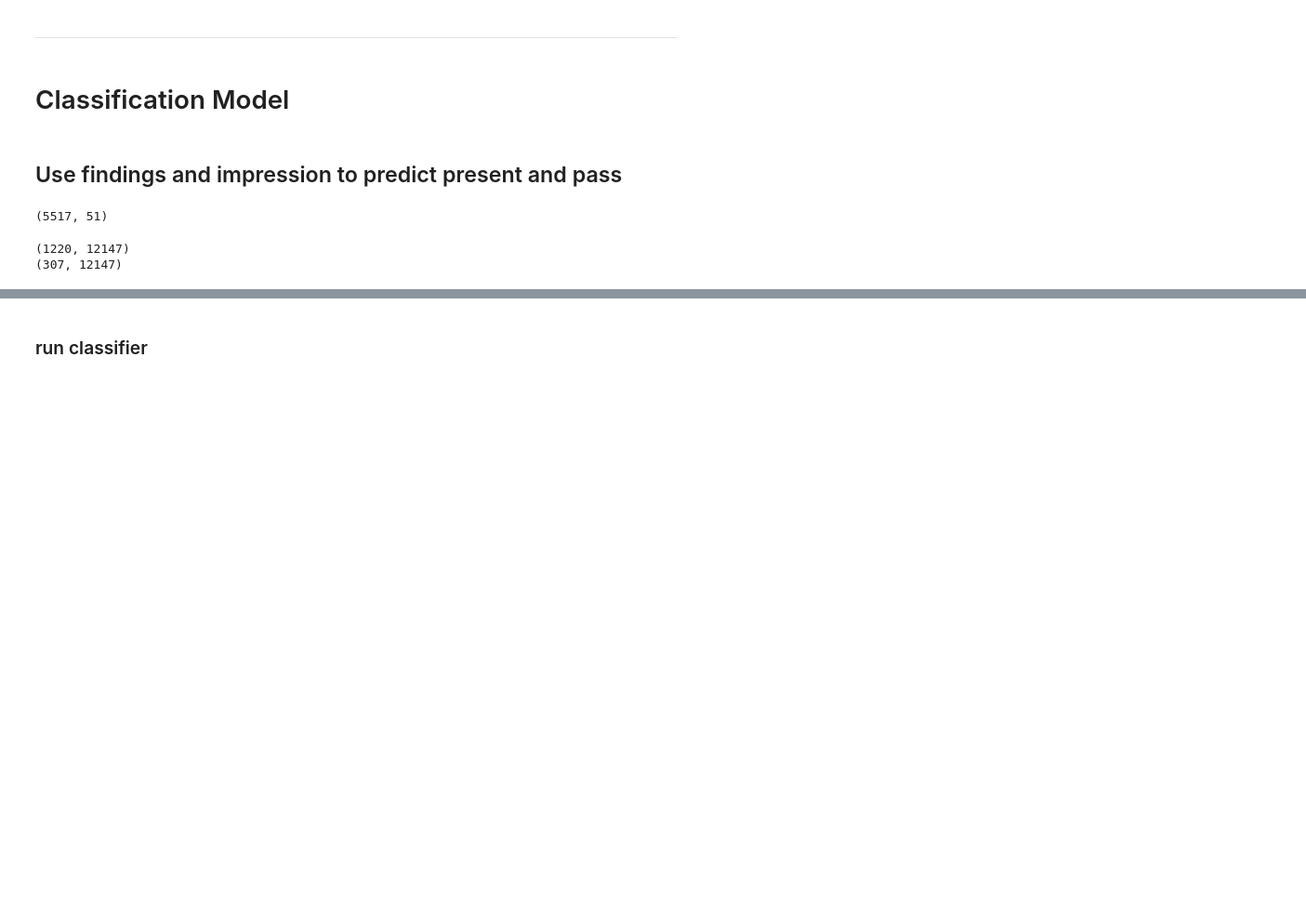
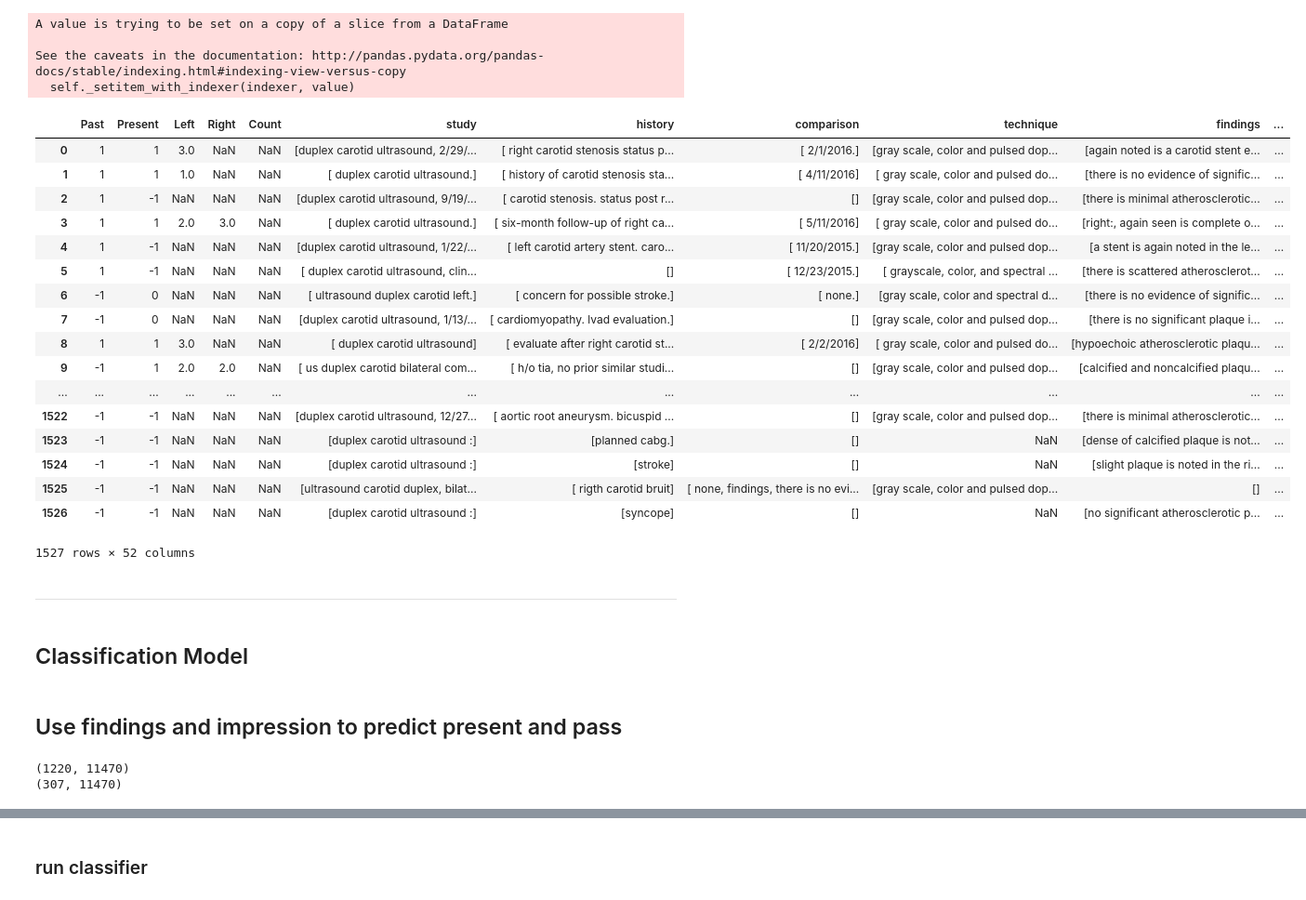
Before and after one commit to zyzzhaoyuzhe/Med-NLP, a Jupyter notebook: Interface.ipynb, the cells around one changed output, grey strips where cells are left out. Shown at 93% size. Drawn from its saved outputs; the diff is of its cells as text; code cells hidden in the pictures; blank space fills up the shorter version.

```diff
--- a/Interface.ipynb
+++ b/Interface.ipynb
@@ -21,17 +22,17 @@ ordered_names = [u'study',
 # %%
 filename = 'Data/upto1528.xlsx'
-df_raw = pd.read_excel(open(filename, 'r'))
+df_raw = pd.read_excel(open(filename, 'rb'))
 # %%
-# get data frame
+# Data is stored in df
 ps = utils.Parser()
-ps.parser(df_raw)
+ps.parse(df_raw)
 df = ps.df
-for idx, row in df['findings'].iteritems():
+for idx, row in df['findings'].items():
     try:
         text, velos = utils.parse_findings(row)
-        df.set_value(idx, 'findings', text)
+        df.at[idx, 'findings'] = text
         for n, v in velos:
-            df.set_value(idx, n, v)
+            df.at[0, n] = v
     except:
         pass
 discardField = ['Report Text']
@@ -40,3 +41,6 @@ foo.sort()
 CORE_COL = ordered_names + foo
 df = df[CORE_COL]
 df = pd.concat([df_raw[['Past', 'Present', 'Left', 'Right', 'Count']], df[CORE_COL]], axis=1)
+# turn null to []
+df = utils.null2empty(df, ['history', 'impression', 'comparison'])
+print(df.shape)
@@ -43,37 +53,60 @@ df = pd.concat([df_raw[['Past', 'Present', 'Left', 'Right', 'Count']], df[CORE_C
+# %%
+utils.null2empty(df, ['history', 'impression', 'comparison'])
+# %% [output]
+A value is trying to be set on a copy of a slice from a DataFrame
+
+See the caveats in the documentation: http://pandas.pydata.org/pandas-docs/stable/indexing.html#indexing-view-versus-copy
+  self._setitem_with_indexer(indexer, value)
+|  | Past | Present | Left | Right | Count | study | history | comparison | technique | findings | ... |
+| 0 | 1 | 1 | 3.0 | NaN | NaN | [duplex carotid ultrasound, 2/29/... | [ right carotid stenosis status p... | [ 2/1/2016.] | [gray scale, color and pulsed dop... | [again noted is a carotid stent e... | ... |
+| 1 | 1 | 1 | 1.0 | NaN | NaN | [ duplex carotid ultrasound.] | [ history of carotid stenosis sta... | [ 4/11/2016] | [ gray scale, color and pulsed do... | [there is no evidence of signific... | ... |
+| 2 | 1 | -1 | NaN | NaN | NaN | [duplex carotid ultrasound, 9/19/... | [ carotid stenosis. status post r... | [] | [gray scale, color and pulsed dop... | [there is minimal atherosclerotic... | ... |
+| 3 | 1 | 1 | 2.0 | 3.0 | NaN | [ duplex carotid ultrasound.] | [ six-month follow-up of right ca... | [ 5/11/2016] | [ gray scale, color and pulsed do... | [right:, again seen is complete o... | ... |
+| 4 | 1 | -1 | NaN | NaN | NaN | [duplex carotid ultrasound, 1/22/... | [ left carotid artery stent. caro... | [ 11/20/2015.] | [gray scale, color and pulsed dop... | [a stent is again noted in the le... | ... |
+| 5 | 1 | -1 | NaN | NaN | NaN | [ duplex carotid ultrasound, clin... | [] | [ 12/23/2015.] | [ grayscale, color, and spectral ... | [there is scattered atherosclerot... | ... |
+| 6 | -1 | 0 | NaN | NaN | NaN | [ ultrasound duplex carotid left.] | [ concern for possible stroke.] | [ none.] | [gray scale, color and spectral d... | [there is no evidence of signific... | ... |
+| 7 | -1 | 0 | NaN | NaN | NaN | [duplex carotid ultrasound, 1/13/... | [ cardiomyopathy. lvad evaluation.] | [] | [gray scale, color and pulsed dop... | [there is no significant plaque i... | ... |
+| 8 | 1 | 1 | 3.0 | NaN | NaN | [ duplex carotid ultrasound] | [ evaluate after right carotid st... | [ 2/2/2016] | [ gray scale, color and pulsed do... | [hypoechoic atherosclerotic plaqu... | ... |
+| 9 | -1 | 1 | 2.0 | 2.0 | NaN | [ us duplex carotid bilateral com... | [ h/o tia, no prior similar studi... | [] | [gray scale, color and pulsed dop... | [calcified and noncalcified plaqu... | ... |
+| ... | ... | ... | ... | ... | ... | ... | ... | ... | ... | ... | ... |
+| 1522 | -1 | -1 | NaN | NaN | NaN | [duplex carotid ultrasound, 12/27... | [ aortic root aneurysm. bicuspid ... | [] | [gray scale, color and pulsed dop... | [there is minimal atherosclerotic... | ... |
+| 1523 | -1 | -1 | NaN | NaN | NaN | [duplex carotid ultrasound :] | [planned cabg.] | [] | NaN | [dense of calcified plaque is not... | ... |
+| 1524 | -1 | -1 | NaN | NaN | NaN | [duplex carotid ultrasound :] | [stroke] | [] | NaN | [slight plaque is noted in the ri... | ... |
+| 1525 | -1 | -1 | NaN | NaN | NaN | [ultrasound carotid duplex, bilat... | [ rigth carotid bruit] | [ none, findings, there is no evi... | [gray scale, color and pulsed dop... | [] | ... |
+| 1526 | -1 | -1 | NaN | NaN | NaN | [duplex carotid ultrasound :] | [syncope] | [] | NaN | [no significant atherosclerotic p... | ... |
+1527 rows × 52 columns
 # %% [markdown]
 ---------
 # %% [markdown]
-# Classification Model
+## Classification Model
 # %% [markdown]
 ## Use findings and impression to predict present and pass
-# %%
-# turn null to []
-df = utils.null2empty(df, ['history', 'impression', 'comparison'])
-print df.shape
-# %% [output]
-(5517, 51)
 # %%
-#for PAST
+# To predict PAST
 fields = [
     'history',
     'findings',
     'comparison',
     'impression'
 ]
+
 foo = df[~df['Past'].isnull() & df['Past'] != 0].sample(frac=1, random_state=1)
+
 df_train = foo.iloc[:1220]
 y_train = np.array(df_train['Past'].astype(int))
+
 df_test = foo.iloc[1220:]
 y_test = np.array(df_test['Past'].astype(int))
+
 obj = utils.Df2TFIDF()
 obj.fit(df_train, fields, ngram=5, min_count=5)
 output_train = obj.transform(df_train, fields)
 output_test = obj.transform(df_test, fields)
 # concatenate sparse matrices of all fields
-x_train = hstack([foo['bow_tfidf'] for foo in output_train.itervalues()])
-x_test = hstack([foo['bow_tfidf'] for foo in output_test.itervalues()])
-print x_train.shape
-print x_test.shape
+x_train = hstack([foo['bow_tfidf'] for foo in output_train.values()])
+x_test = hstack([foo['bow_tfidf'] for foo in output_test.values()])
+print(x_train.shape)
+print(x_test.shape)
 # %% [output]
-(1220, 12147)
-(307, 12147)
+(1220, 11470)
+(307, 11470)
```
Also changed, not shown: parts of 9 cells of this notebook, 1 other file.
